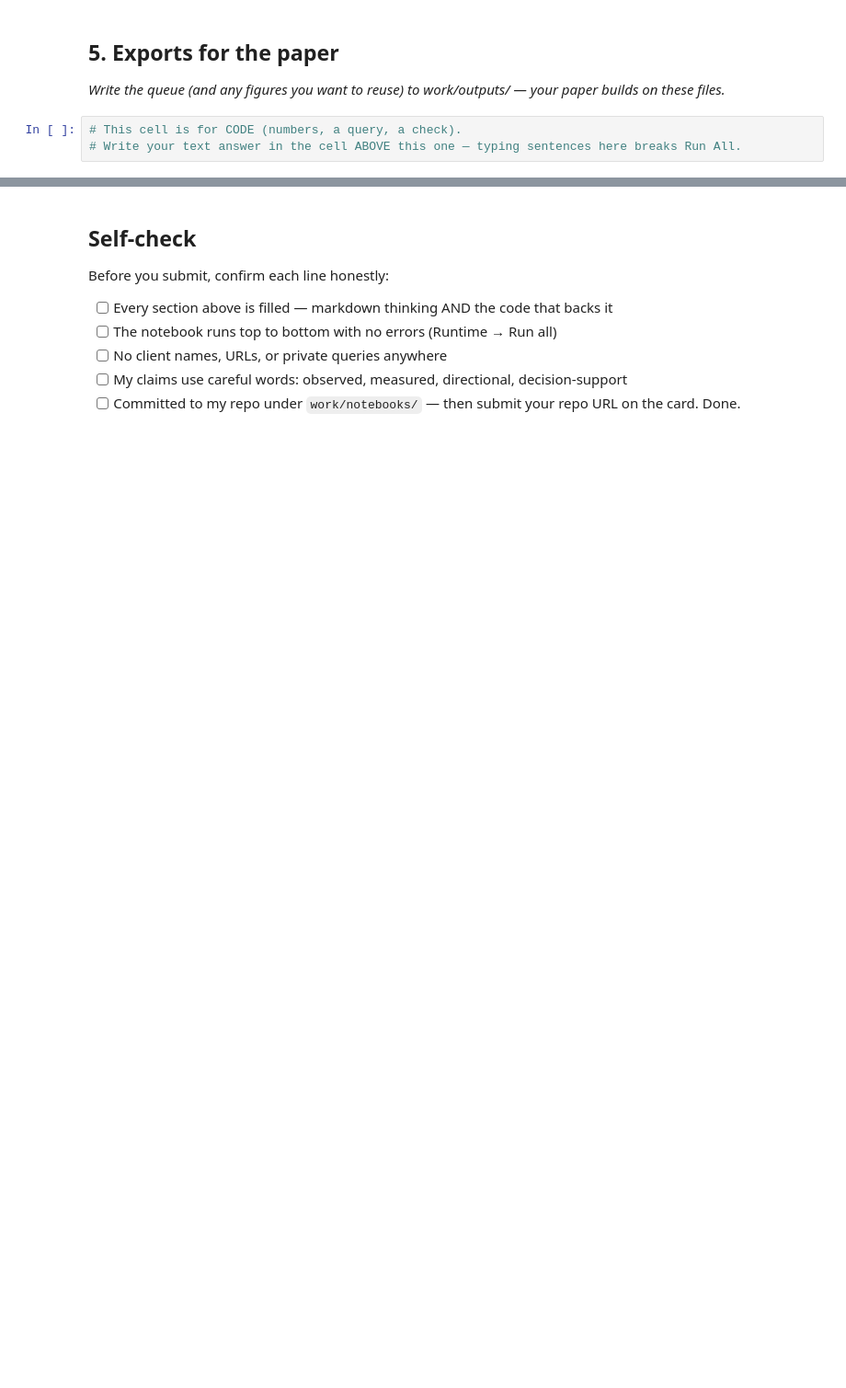
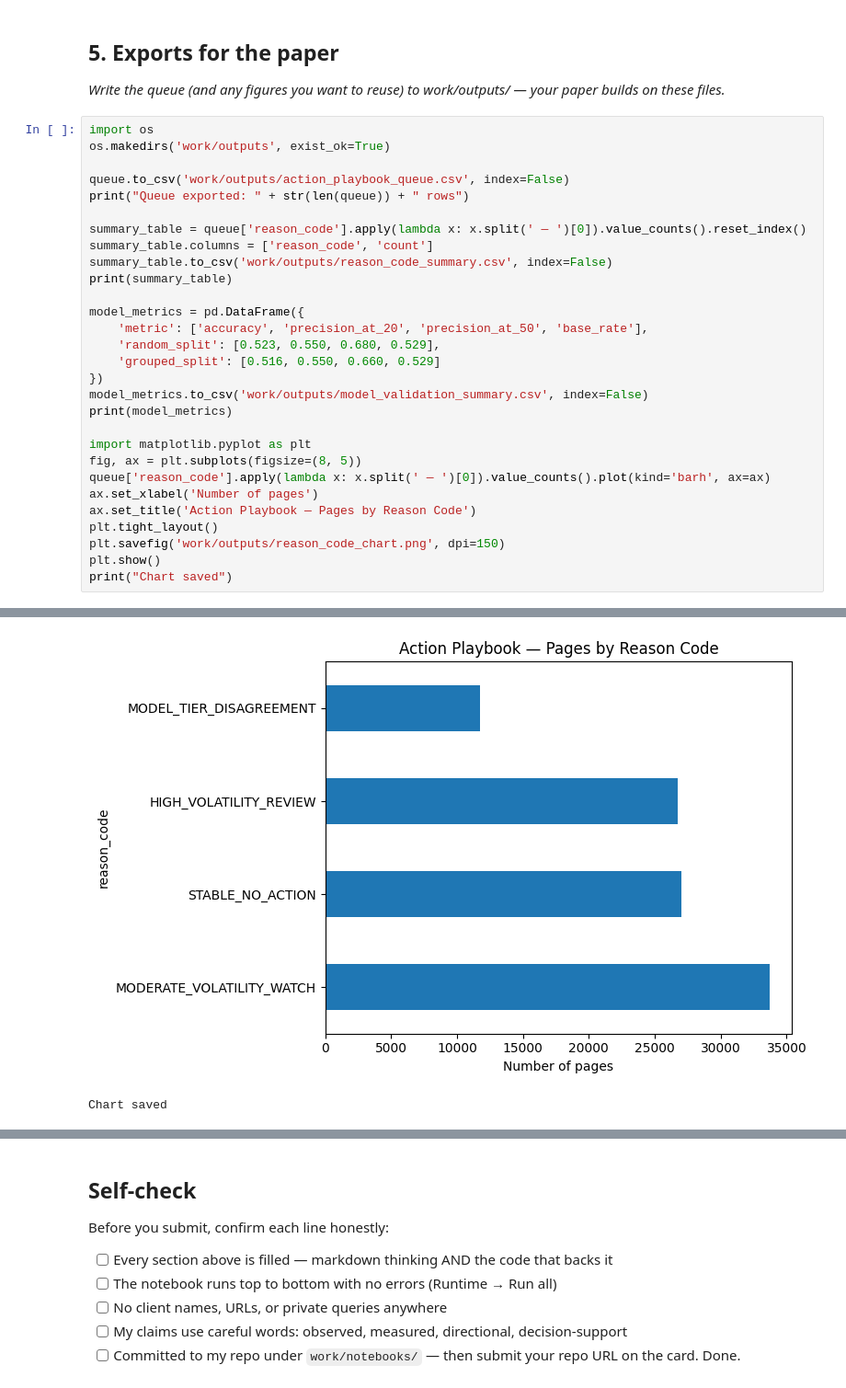
Before and after one commit to ameemaiqbal/flyrank-ml-internship, a Jupyter notebook: work/notebooks/w07_action_playbook.ipynb, the cells around one changed output, grey strips where cells are left out. Shown at 92% size. Cells and saved outputs as stored; diff of their text form; blank space fills up the shorter version.

```diff
--- a/work/notebooks/w07_action_playbook.ipynb
+++ b/work/notebooks/w07_action_playbook.ipynb
@@ -38,6 +199,33 @@ This skeleton is yours to fill. Work the sections **in order** — each one has
 ## 5. Exports for the paper
 
 *Write the queue (and any figures you want to reuse) to work/outputs/ — your paper builds on these files.*
-# %%
-# This cell is for CODE (numbers, a query, a check).
-# Write your text answer in the cell ABOVE this one — typing sentences here breaks Run All.
+# %%
+import os
+os.makedirs('work/outputs', exist_ok=True)
+
+queue.to_csv('work/outputs/action_playbook_queue.csv', index=False)
+print("Queue exported: " + str(len(queue)) + " rows")
+
+summary_table = queue['reason_code'].apply(lambda x: x.split(' — ')[0]).value_counts().reset_index()
+summary_table.columns = ['reason_code', 'count']
+summary_table.to_csv('work/outputs/reason_code_summary.csv', index=False)
+print(summary_table)
+
+model_metrics = pd.DataFrame({
+    'metric': ['accuracy', 'precision_at_20', 'precision_at_50', 'base_rate'],
+    'random_split': [0.523, 0.550, 0.680, 0.529],
+    'grouped_split': [0.516, 0.550, 0.660, 0.529]
+})
+model_metrics.to_csv('work/outputs/model_validation_summary.csv', index=False)
+print(model_metrics)
+
+import matplotlib.pyplot as plt
+fig, ax = plt.subplots(figsize=(8, 5))
+queue['reason_code'].apply(lambda x: x.split(' — ')[0]).value_counts().plot(kind='barh', ax=ax)
+ax.set_xlabel('Number of pages')
+ax.set_title('Action Playbook — Pages by Reason Code')
+plt.tight_layout()
+plt.savefig('work/outputs/reason_code_chart.png', dpi=150)
+plt.show()
+print("Chart saved")
+# %% [output]
@@ -43,0 +243,2 @@ This skeleton is yours to fill. Work the sections **in order** — each one has
+[figure, added]
+Chart saved
```
Also changed, not shown: parts of 15 cells of this notebook.
